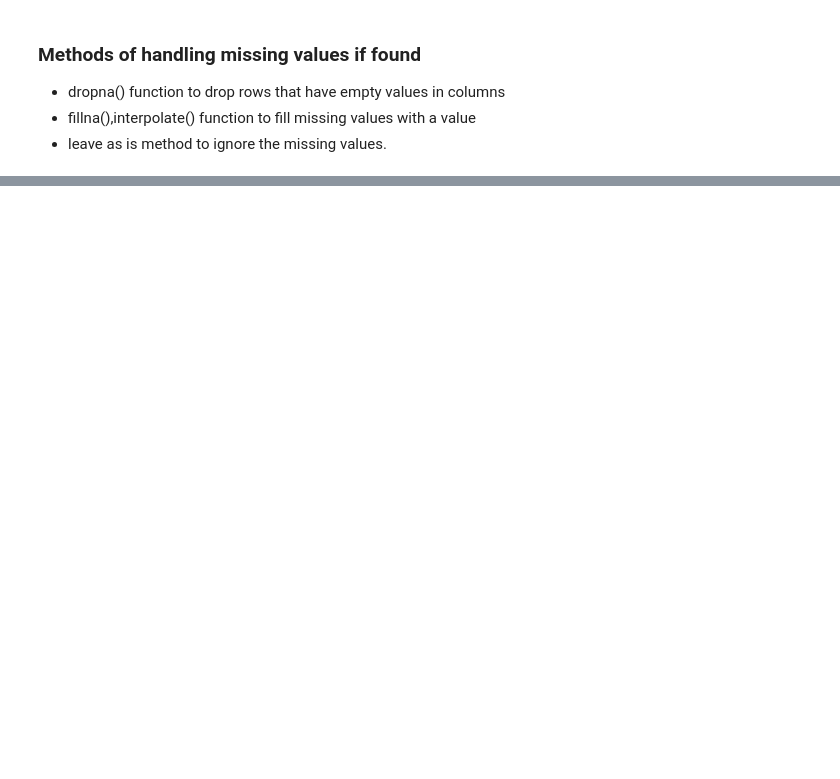
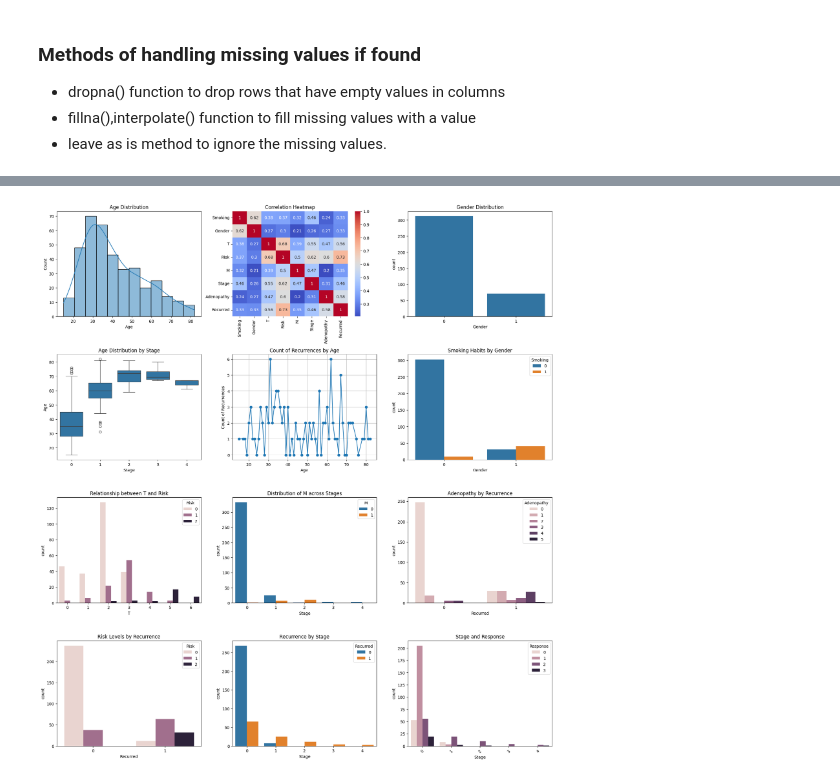
Before and after one commit to edinabwari/Thyroid_prediction_logistic_regeression, a Jupyter notebook: Thyriod_logistic_regression.ipynb, the cells around one changed output, grey strips where cells are left out. Drawn from its saved outputs; the diff is of its cells as text; code cells hidden in the pictures; blank space fills up the shorter version.

```diff
--- a/Thyriod_logistic_regression.ipynb
+++ b/Thyriod_logistic_regression.ipynb
@@ -155,0 +168,13 @@ dtype: int64
+# %%
+# perfoming label ecncoding for categorical variables with more than one input
+df["Thyroid Function"] = pd.factorize(df["Thyroid Function"])[0]
+df["Physical Examination"] = pd.factorize(df["Physical Examination"])[0]
+df["Adenopathy"] = pd.factorize(df["Adenopathy"])[0]
+df["Pathology"] = pd.factorize(df["Pathology"])[0]
+df["Risk"] = pd.factorize(df["Risk"])[0]
+df["T"] = pd.factorize(df["T"])[0]
+df["N"] = pd.factorize(df["N"])[0]
+df["M"] = pd.factorize(df["M"])[0]
+df["Stage"] = pd.factorize(df["Stage"])[0]
+df["Response"] = pd.factorize(df["Response"])[0]
+df.head(50)
@@ -155,0 +202,72 @@ dtype: int64
+# %%
+import matplotlib.pyplot as plt
+import seaborn as sns
+
+# Create a grid of subplots with appropriate size
+fig, axes = plt.subplots(5, 3, figsize=(18, 24))  # 5 rows, 3 columns
+
+# 1. Histogram for Age
+sns.histplot(df['Age'], kde=True, ax=axes[0, 0])
+axes[0, 0].set_title('Age Distribution')
+
+# 2. Correlation Heatmap
+df_subset = df[['Smoking', 'Gender', 'T', 'Risk', 'M', 'Stage', 'Adenopathy', 'Recurred']]
+corr_matrix = df_subset.corr()
+sns.heatmap(corr_matrix, annot=True, cmap='coolwarm', ax=axes[0, 1])
+axes[0, 1].set_title('Correlation Heatmap')
+
+# 3. Count Plot for Gender
+sns.countplot(x='Gender', data=df, ax=axes[0, 2])
+axes[0, 2].set_title('Gender Distribution')
+
+# 4. Violin Plot for Age by Stage
+sns.boxplot(x='Stage', y='Age', data=df, ax=axes[1, 0])
+axes[1, 0].set_title('Age Distribution by Stage')
+
+# 5. Line Plot for Count of Recurrences by Age
+age_recurred_count = df.groupby('Age')['Recurred'].sum()
+axes[1, 1].plot(age_recurred_count.index, age_recurred_count.values, marker='o')
+axes[1, 1].set_title('Count of Recurrences by Age')
+axes[1, 1].set_xlabel('Age')
+axes[1, 1].set_ylabel('Count of Recurrences')
+axes[1, 1].grid(True)
+
+# 6. Smoking and Gender
+sns.countplot(x='Gender', hue='Smoking', data=df, ax=axes[1, 2])
+axes[1, 2].set_title('Smoking Habits by Gender')
+
+# 7. T and Risk
+sns.countplot(x='T', hue='Risk', data=df, ax=axes[2, 0])
+axes[2, 0].set_title('Relationship between T and Risk')
+
+# 8. M and Stage
+sns.countplot(x='Stage', hue='M', data=df, ax=axes[2, 1])
+axes[2, 1].set_title('Distribution of M across Stages')
+
+# 9. Adenopathy and Recurred
+sns.countplot(x='Recurred', hue='Adenopathy', data=df, ax=axes[2, 2])
+axes[2, 2].set_title('Adenopathy by Recurrence')
+
+# 10. Risk and Recurred
+sns.countplot(x='Recurred', hue='Risk', data=df, ax=axes[3, 0])
+axes[3, 0].set_title('Risk Levels by Recurrence')
+
+# 11. Recurred and Stage
+sns.countplot(x='Stage', hue='Recurred', data=df, ax=axes[3, 1])
+axes[3, 1].set_title('Recurrence by Stage')
+
+# 12. Stage and Response
+sns.countplot(x='Stage', hue='Response', data=df, ax=axes[3, 2])
+axes[3, 2].set_title('Stage and Response')
+axes[3, 2].tick_params(axis='x', rotation=45)
+
+# Hide any remaining unused axes (if any)
+for i in range(4, 5):
+    for j in range(0, 3):
+        fig.delaxes(axes[i, j])
+
+# Adjust layout to prevent overlap
+plt.tight_layout()
+plt.show()
+# %% [output]
+[figure, added]
```
Also changed, not shown: parts of 36 cells of this notebook.
